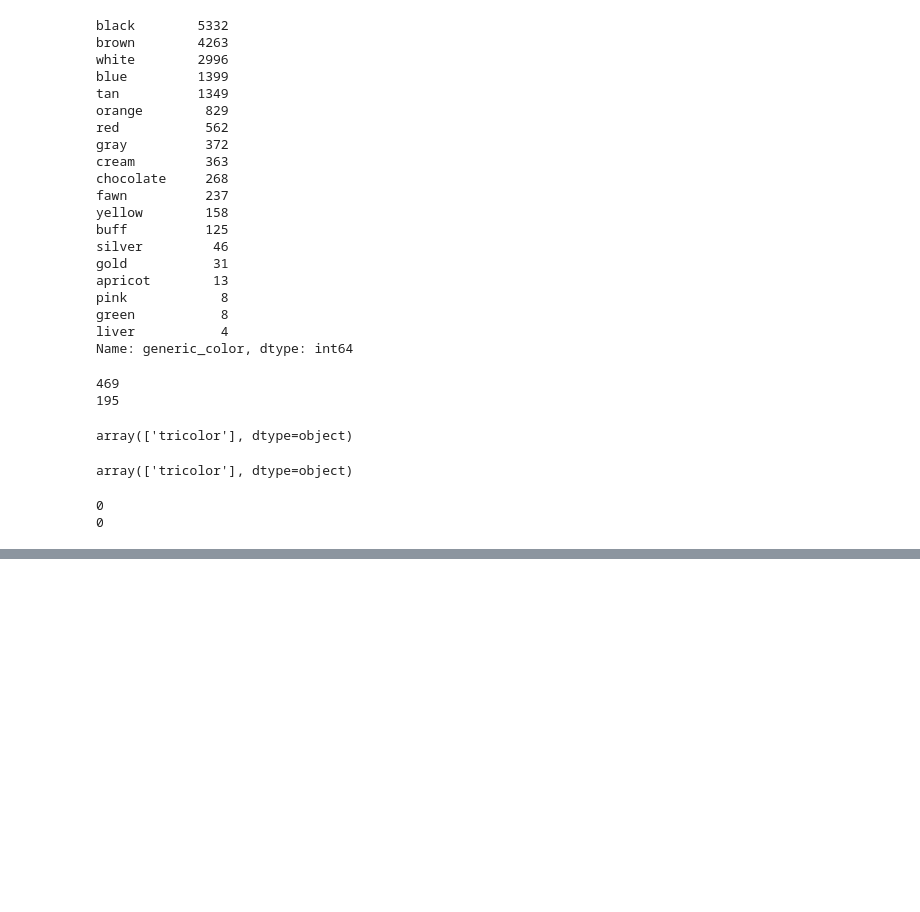
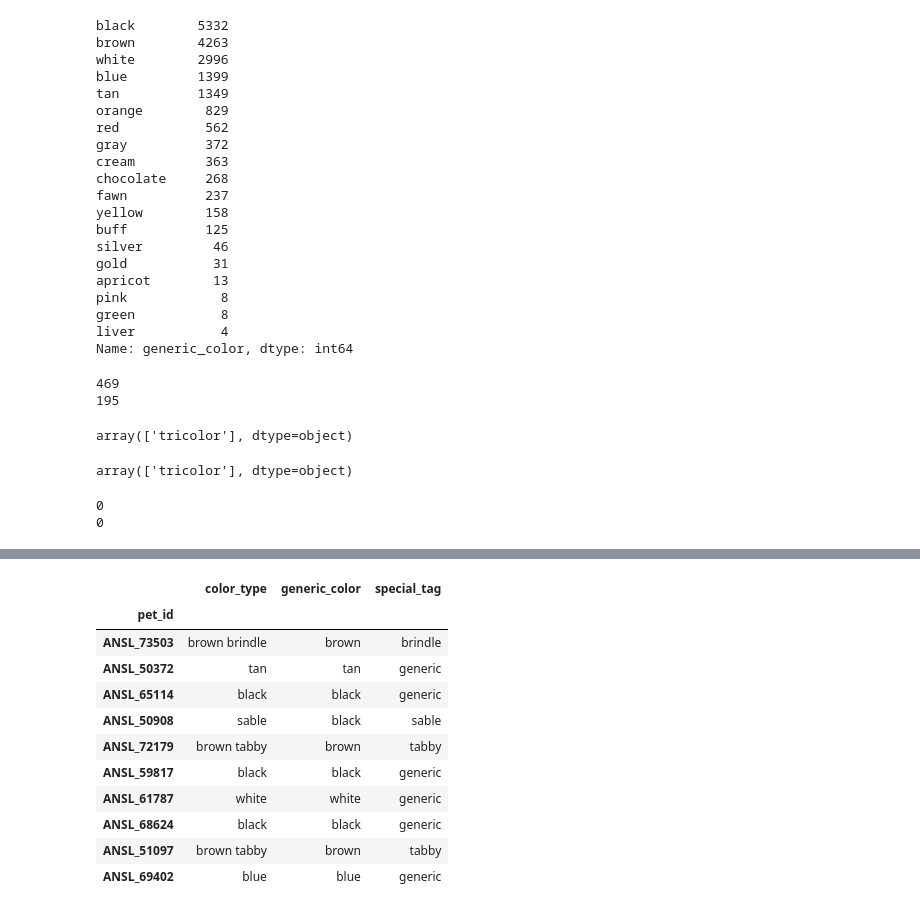
Before and after one commit to ShaunakSen/Data-Science-and-Machine-Learning, a Jupyter notebook: Hackerearth Project - Pet Adoption/Hackerearth ML Project - Pet Adoption.ipynb, the cells around one changed output, grey strips where cells are left out. Saved outputs shown, nothing was run; the diff lists cells and outputs as text; code cells hidden in the pictures; blank space fills up the shorter version.

```diff
--- a/Hackerearth Project - Pet Adoption/Hackerearth ML Project - Pet Adoption.ipynb
+++ b/Hackerearth Project - Pet Adoption/Hackerearth ML Project - Pet Adoption.ipynb
@@ -815,0 +892,15 @@ print (te_df['generic_color'].isnull().sum())
+# %%
+te_df[['color_type', 'generic_color', 'special_tag']].sample(10)
+# %% [output]
+|  | color_type | generic_color | special_tag |
+| pet_id |  |  |  |
+| ANSL_73503 | brown brindle | brown | brindle |
+| ANSL_50372 | tan | tan | generic |
+| ANSL_65114 | black | black | generic |
+| ANSL_50908 | sable | black | sable |
+| ANSL_72179 | brown tabby | brown | tabby |
+| ANSL_59817 | black | black | generic |
+| ANSL_61787 | white | white | generic |
+| ANSL_68624 | black | black | generic |
+| ANSL_51097 | brown tabby | brown | tabby |
+| ANSL_69402 | blue | blue | generic |
```
Also changed, not shown: parts of 5 cells of this notebook.
